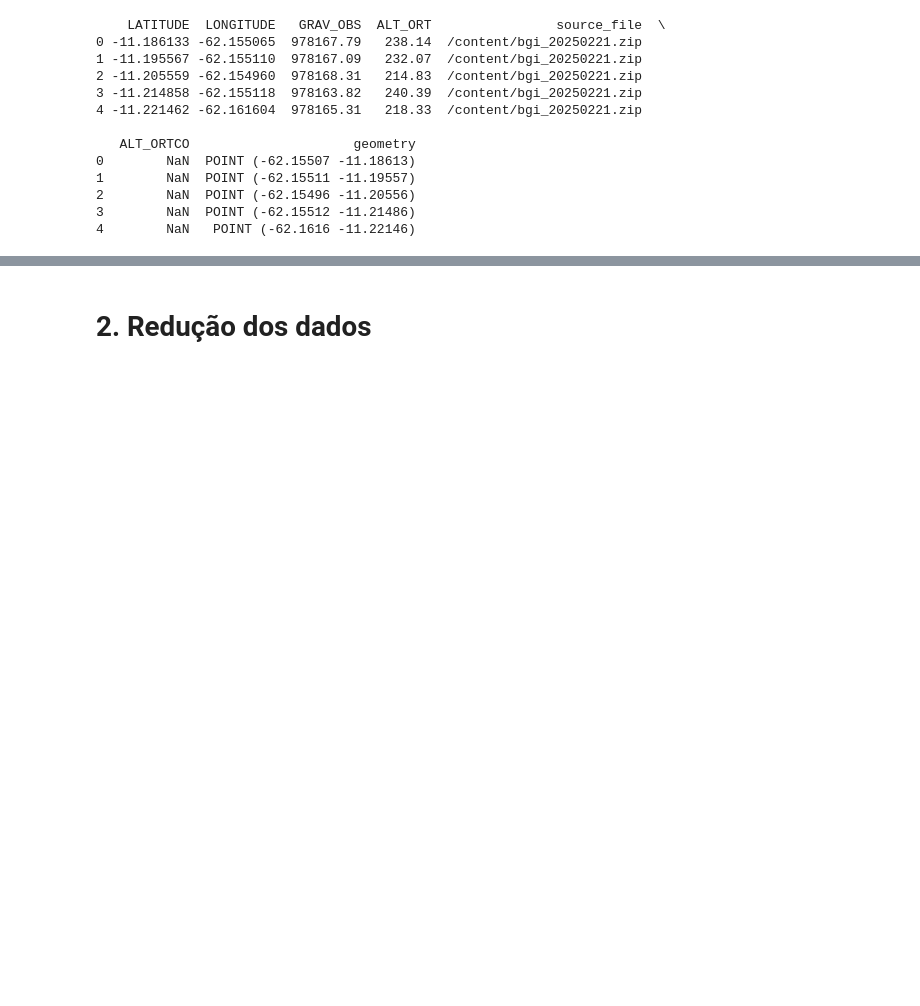
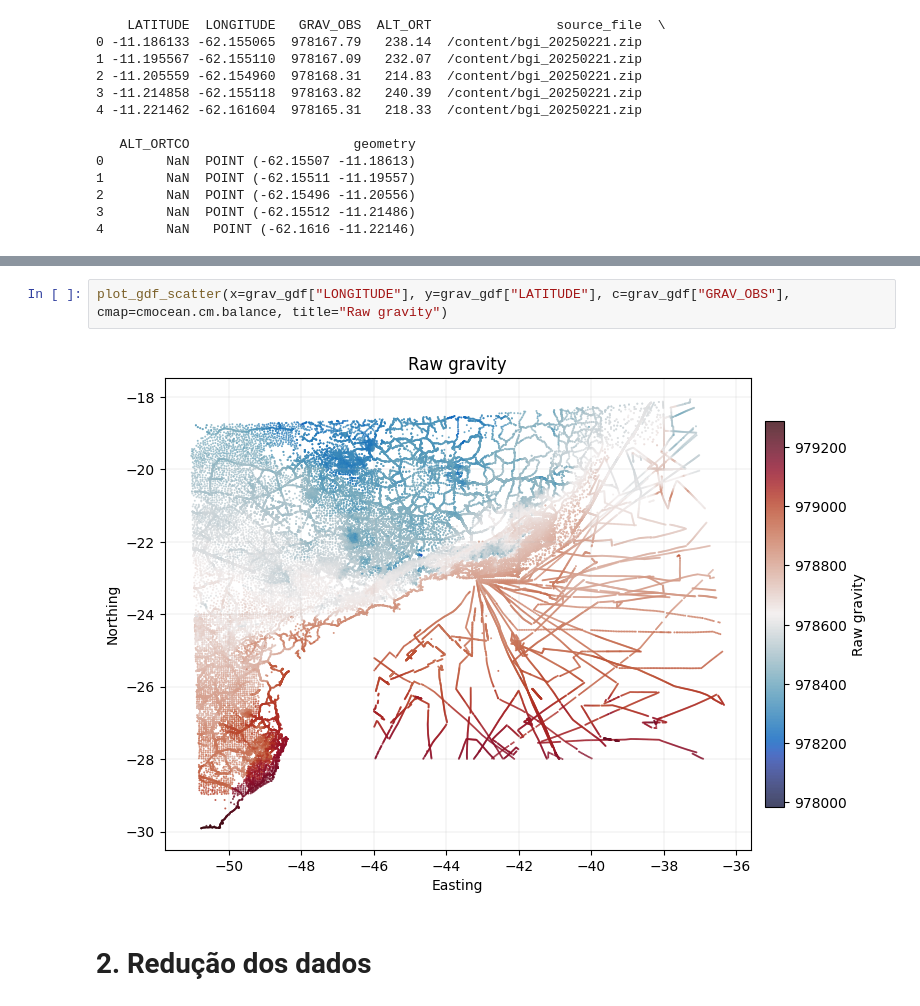
Before and after one commit to lszam/potentials-on, a Jupyter notebook: PosdocON_GravCamposSantosRibeira_Etapa02.ipynb, the cells around one changed output, grey strips where cells are left out. Drawn from its saved outputs; the diff is of its cells as text; blank space fills up the shorter version.

```diff
--- a/PosdocON_GravCamposSantosRibeira_Etapa02.ipynb
+++ b/PosdocON_GravCamposSantosRibeira_Etapa02.ipynb
@@ -248,3 +187,7 @@ Número de registros em grav_gdf é: 237893
+# %%
+plot_gdf_scatter(x=grav_gdf["LONGITUDE"], y=grav_gdf["LATITUDE"], c=grav_gdf["GRAV_OBS"], cmap=cmocean.cm.balance, title="Raw gravity")
+# %% [output]
+[figure, added]
 # %% [markdown]
 # **2. Redução dos dados**
 # %% [markdown]
```
Also changed, not shown: parts of 33 cells of this notebook.
